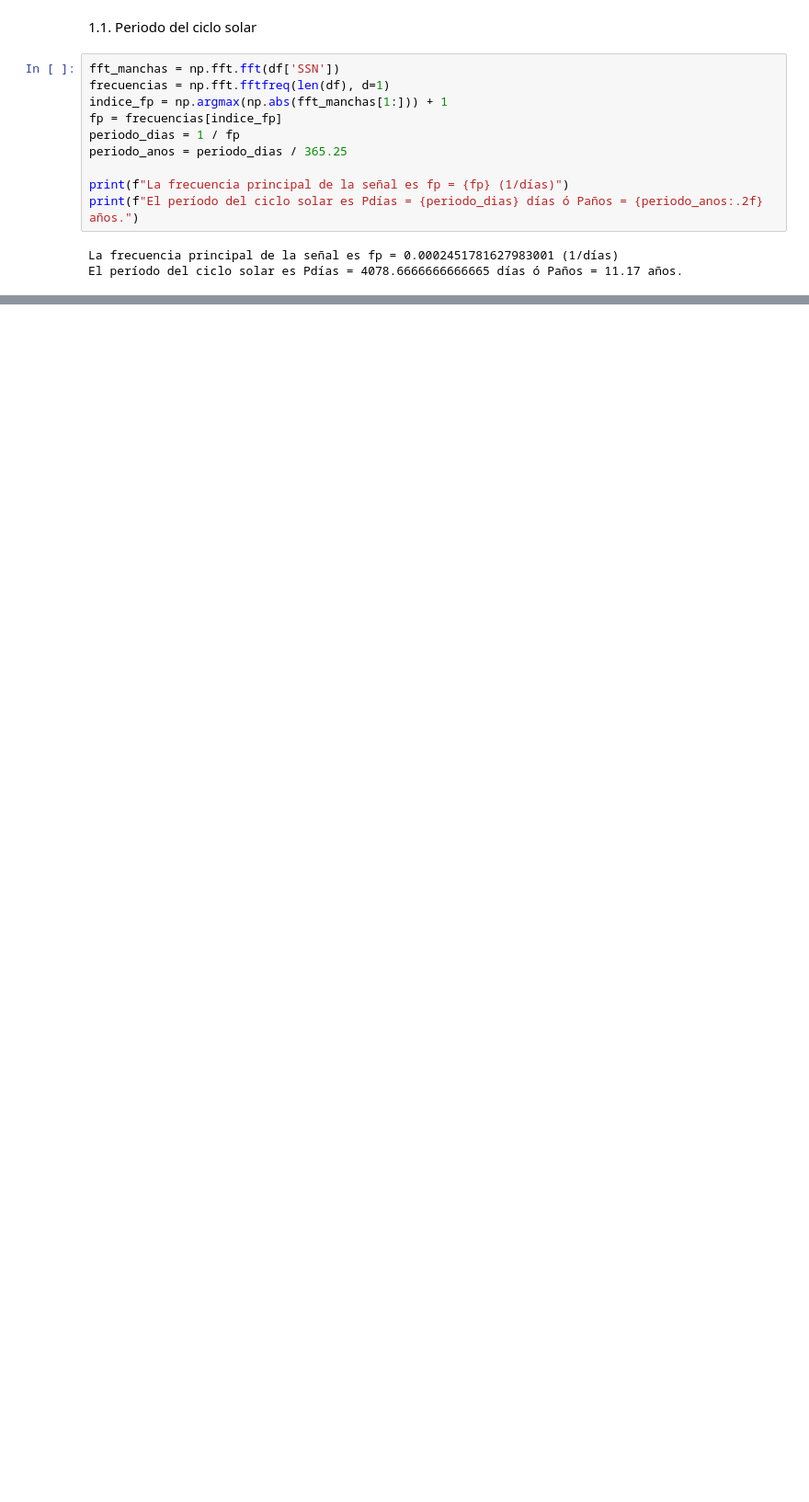
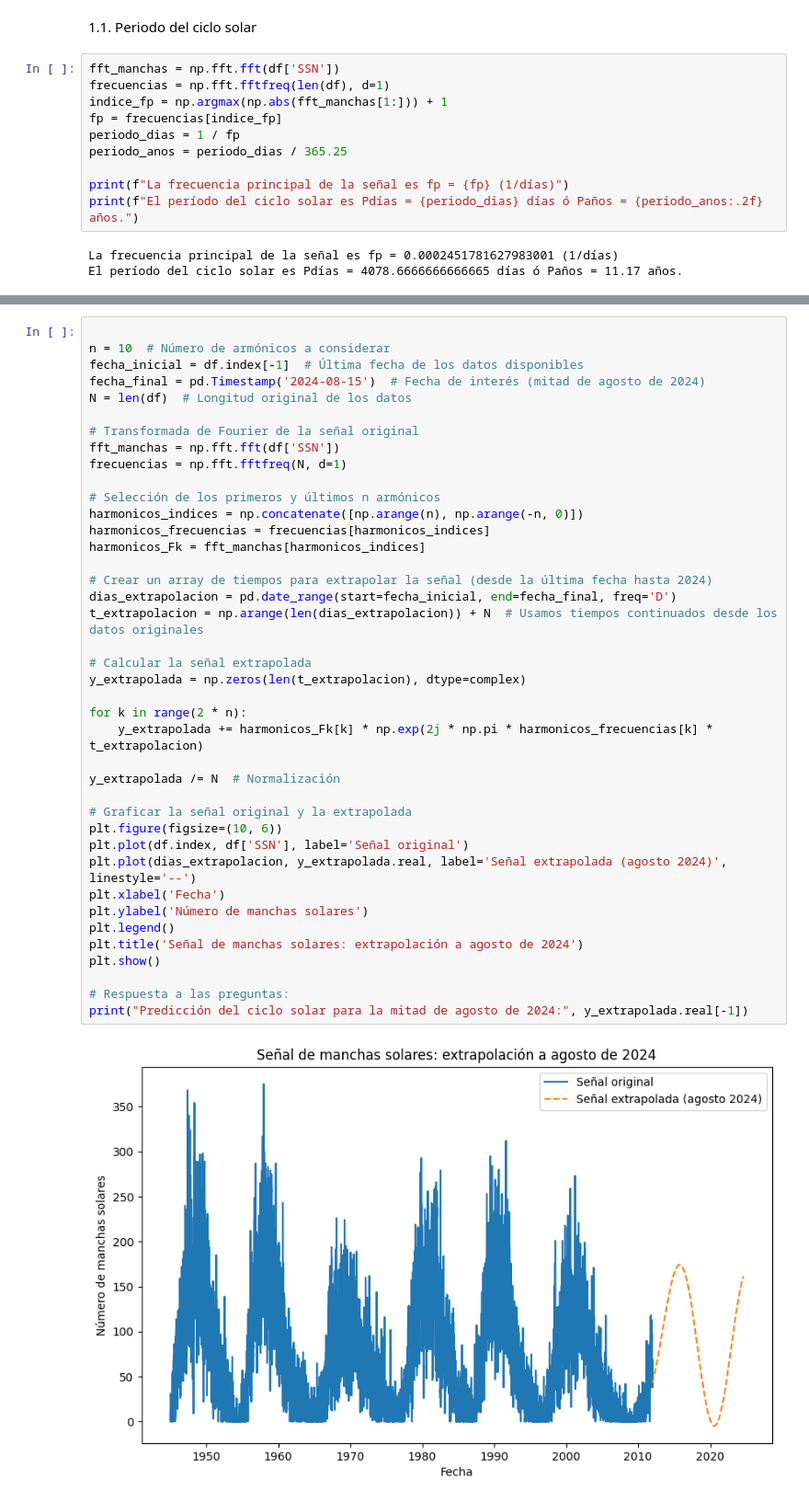
Before and after one commit to sarchilagomez1/MetodosComputacionales2-Fuentes-Archila, a Jupyter notebook: Taller2_fuentesarchila.ipynb, the cells around one changed output, grey strips where cells are left out. Shown at 92% size. Saved outputs shown, nothing was run; the diff lists cells and outputs as text; blank space fills up the shorter version.

```diff
--- a/Taller2_fuentesarchila.ipynb
+++ b/Taller2_fuentesarchila.ipynb
@@ -37,0 +85,42 @@ El período del ciclo solar es Pdías = 4078.6666666666665 días ó Paños = 11.
+# %%
+
+n = 10  # Número de armónicos a considerar
+fecha_inicial = df.index[-1]  # Última fecha de los datos disponibles
+fecha_final = pd.Timestamp('2024-08-15')  # Fecha de interés (mitad de agosto de 2024)
+N = len(df)  # Longitud original de los datos
+
+# Transformada de Fourier de la señal original
+fft_manchas = np.fft.fft(df['SSN'])
+frecuencias = np.fft.fftfreq(N, d=1)
+
+# Selección de los primeros y últimos n armónicos
+harmonicos_indices = np.concatenate([np.arange(n), np.arange(-n, 0)])
+harmonicos_frecuencias = frecuencias[harmonicos_indices]
+harmonicos_Fk = fft_manchas[harmonicos_indices]
+
+# Crear un array de tiempos para extrapolar la señal (desde la última fecha hasta 2024)
+dias_extrapolacion = pd.date_range(start=fecha_inicial, end=fecha_final, freq='D')
+t_extrapolacion = np.arange(len(dias_extrapolacion)) + N  # Usamos tiempos continuados desde los datos originales
+
+# Calcular la señal extrapolada
+y_extrapolada = np.zeros(len(t_extrapolacion), dtype=complex)
+
+for k in range(2 * n):
+    y_extrapolada += harmonicos_Fk[k] * np.exp(2j * np.pi * harmonicos_frecuencias[k] * t_extrapolacion)
+
+y_extrapolada /= N  # Normalización
+
+# Graficar la señal original y la extrapolada
+plt.figure(figsize=(10, 6))
+plt.plot(df.index, df['SSN'], label='Señal original')
+plt.plot(dias_extrapolacion, y_extrapolada.real, label='Señal extrapolada (agosto 2024)', linestyle='--')
+plt.xlabel('Fecha')
+plt.ylabel('Número de manchas solares')
+plt.legend()
+plt.title('Señal de manchas solares: extrapolación a agosto de 2024')
+plt.show()
+
+# Respuesta a las preguntas:
+print("Predicción del ciclo solar para la mitad de agosto de 2024:", y_extrapolada.real[-1])
+# %% [output]
+[figure, added]
```
Also changed, not shown: parts of 15 cells of this notebook.
